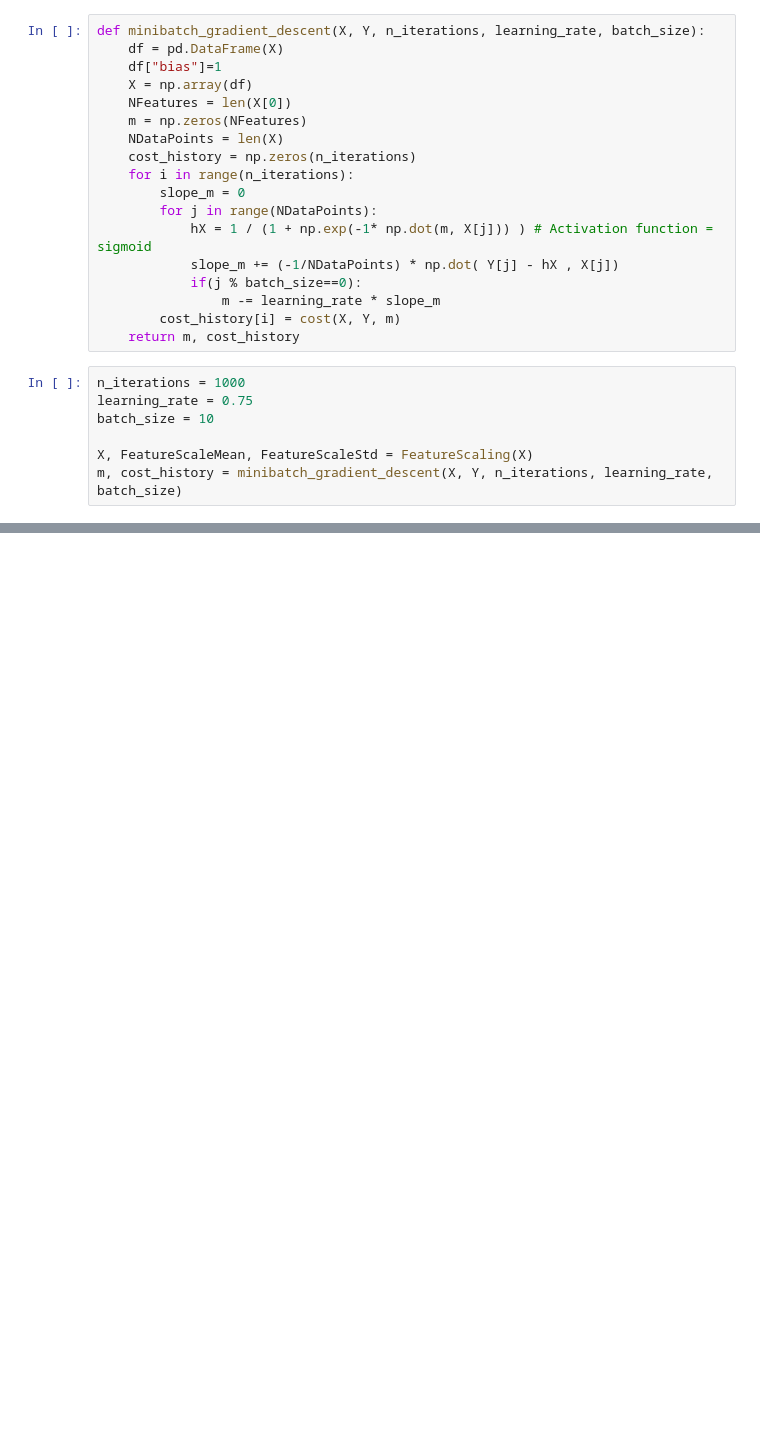
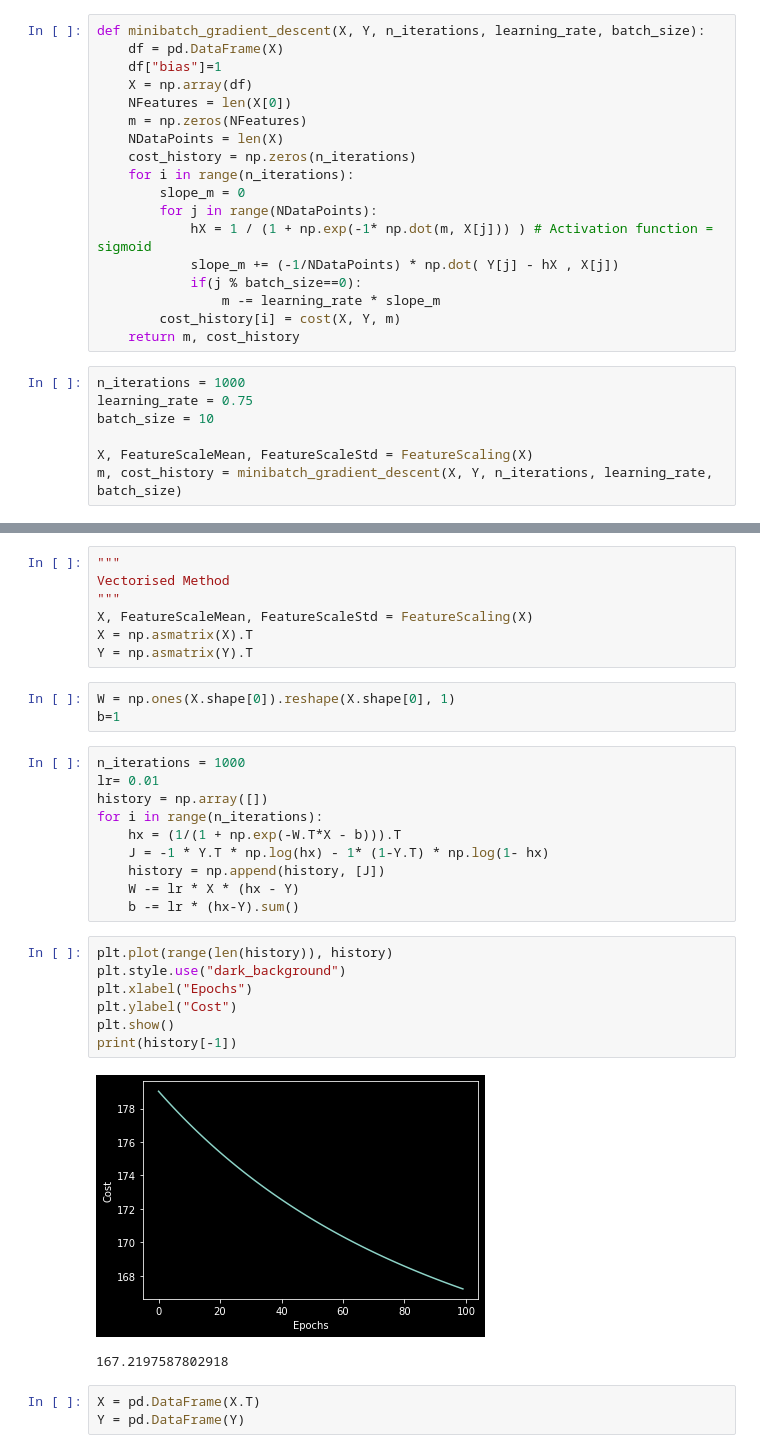
Before and after one commit to kksinghal/Machine-learning-algorithms, a Jupyter notebook: Logistic Regression/University Admission/Binary logistic regression - from scratch.ipynb, the cells around one changed output, grey strips where cells are left out. Drawn from its saved outputs; the diff is of its cells as text; blank space fills up the shorter version.

```diff
--- a/Logistic Regression/University Admission/Binary logistic regression - from scratch.ipynb
+++ b/Logistic Regression/University Admission/Binary logistic regression - from scratch.ipynb
@@ -107 +106,34 @@ plt.show()
 [figure]
+# %%
+"""
+Vectorised Method
+"""
+X, FeatureScaleMean, FeatureScaleStd = FeatureScaling(X)
+X = np.asmatrix(X).T
+Y = np.asmatrix(Y).T
+# %%
+W = np.ones(X.shape[0]).reshape(X.shape[0], 1)
+b=1
+# %%
+n_iterations = 1000
+lr= 0.01
+history = np.array([])
+for i in range(n_iterations):
+    hx = (1/(1 + np.exp(-W.T*X - b))).T
+    J = -1 * Y.T * np.log(hx) - 1* (1-Y.T) * np.log(1- hx)
+    history = np.append(history, [J])
+    W -= lr * X * (hx - Y)
+    b -= lr * (hx-Y).sum()
+# %%
+plt.plot(range(len(history)), history)
+plt.style.use("dark_background")
+plt.xlabel("Epochs")
+plt.ylabel("Cost")
+plt.show()
+print(history[-1])
+# %% [output]
+[figure, added]
+167.2197587802918
+# %%
+X = pd.DataFrame(X.T)
+Y = pd.DataFrame(Y)
```
Also changed, not shown: parts of 3 cells of this notebook, 2 other files.
